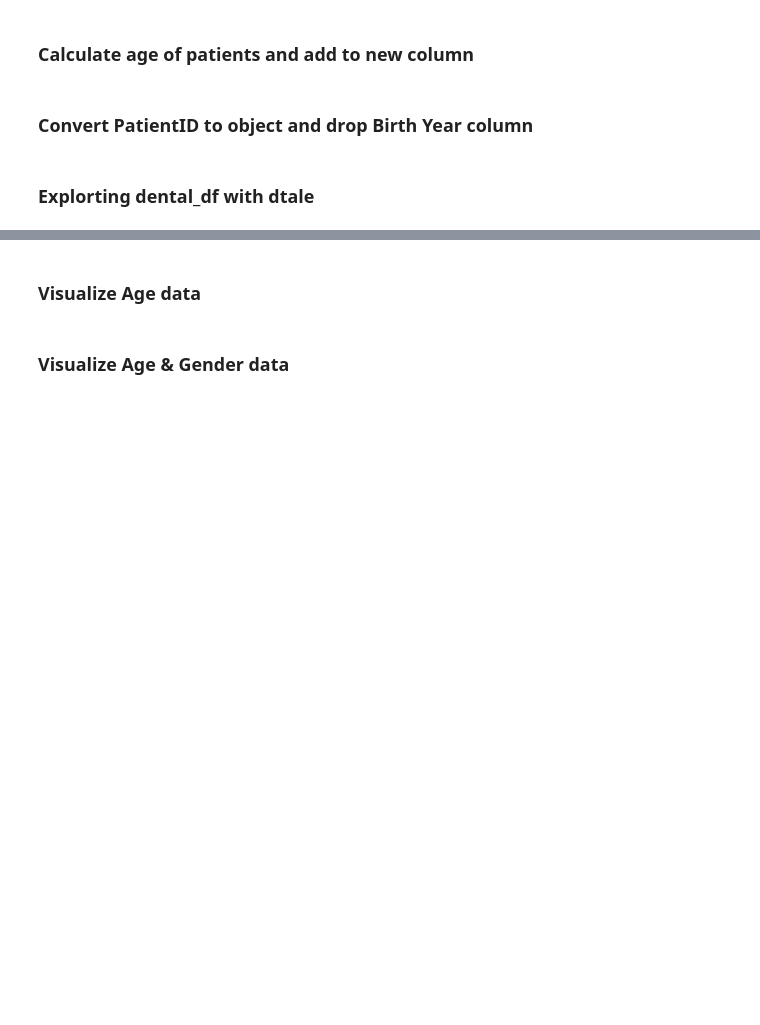
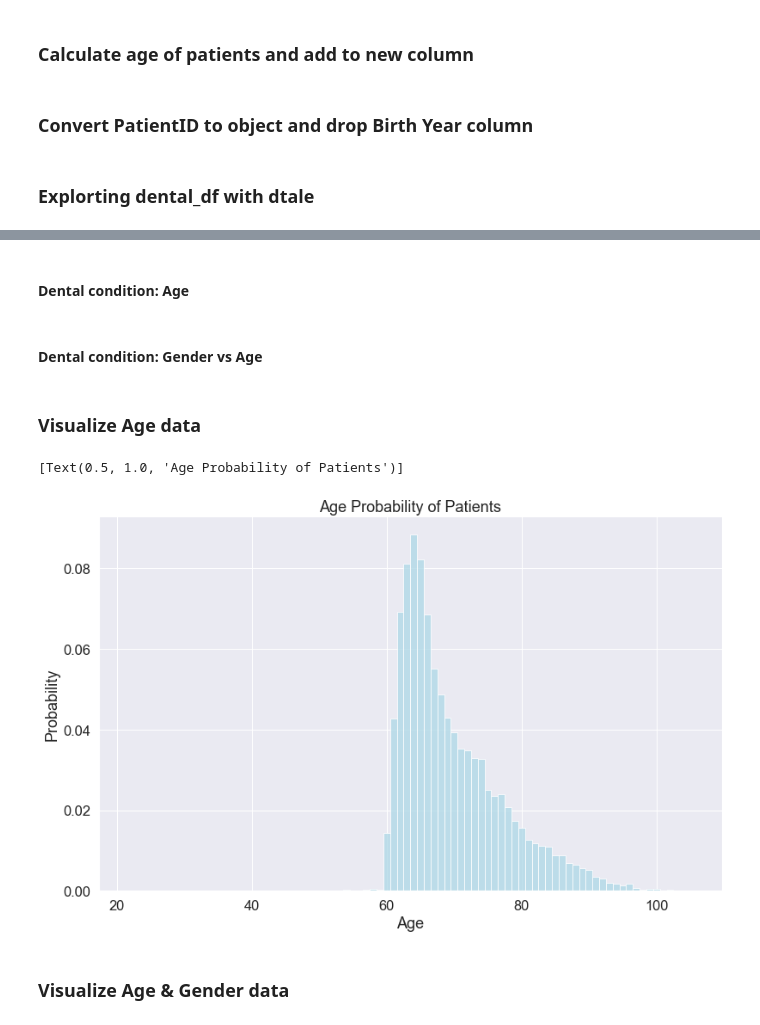
Before and after one commit to Rhunsilval/smile_on_python, a Jupyter notebook: notebooks/eda_dental_condition.ipynb, the cells around one changed output, grey strips where cells are left out. Cells and saved outputs as stored; diff of their text form; code cells hidden in the pictures; blank space fills up the shorter version.

Commit message:
working on dental condition eda - rl

```diff
--- a/notebooks/eda_dental_condition.ipynb
+++ b/notebooks/eda_dental_condition.ipynb
@@ -31,6 +24,15 @@ smileon_df.head()
 # %% [markdown]
 ### Convert column datatypes
 # %%
+# Dropping Transgender and Other since there are 0 Dental Conditions for those genders
+# Dropping Dont Know for Dental condition
+indexNames = smileon_df[
+    (smileon_df['Gender'] == 'Transgender') |
+    (smileon_df['Gender'] == 'Other') |
+    (smileon_df['Dental condition'] == 'Dont know')
+].index
+smileon_df.drop(indexNames, inplace=True)
+
 # Convert columns to category
 smileon_df[[
     'City',
@@ -38,8 +40,8 @@ smileon_df[[
     'Reviewed',
     'ReferralsMade',
     'Are you limited in what you can eat?',
-    'QofL affected by dental condition?',
-    'Dental condition?',
+    'QofL affected by dental condition',
+    'Dental condition',
     'What is the outcome for the client?',
     'Gender',
     'Household Income',
@@ -53,8 +55,8 @@ smileon_df[[
     'Reviewed',
     'ReferralsMade',
     'Are you limited in what you can eat?',
-    'QofL affected by dental condition?',
-    'Dental condition?',
+    'QofL affected by dental condition',
+    'Dental condition',
     'What is the outcome for the client?',
     'Gender',
     'Household Income',
@@ -107,8 +109,8 @@ dental_df = smileon_df[[
     'PatientID',
     'Birth Year',
     'Are you limited in what you can eat?',
-    'QofL affected by dental condition?',
-    'Dental condition?',
+    'QofL affected by dental condition',
+    'Dental condition',
     'Gender'
 ]].copy()
 
@@ -126,3 +122,0 @@ dental_df['Dental condition?'].isnull().sum()
-# %%
-# Drop rows with missing Dental condition values
-dental_df.dropna(subset=['Dental condition?'], inplace=True)
@@ -129,3 +126,6 @@ dental_df.dropna(subset=['Dental condition?'], inplace=True)
+# %%
+# Drop rows with missing Dental condition values
+dental_df.dropna(subset=['Dental condition'], inplace=True)
 # %%
 # Grab index names for .drop() method
 indexNames = dental_df[
@@ -268,0 +307,2 @@ d.open_browser()
+# %% [markdown]
+#### Dental condition: Age
@@ -268,0 +312,2 @@ d.open_browser()
+# %% [markdown]
+#### Dental condition: Gender vs Age
@@ -270,13 +320,16 @@ d.open_browser()
 ### Visualize Age data
 # %%
 sns.histplot(
-    data = patient_age_df,
+    data = dental_df,
     x = 'Age',
     stat = 'probability',
     discrete = True,
     binrange = (22, 105),
     color = 'lightblue'
 ).set(title='Age Probability of Patients')
+# %% [output]
+[Text(0.5, 1.0, 'Age Probability of Patients')]
+[figure, added]
 # %% [markdown]
 ### Visualize Age & Gender data
 # %%
```
Also changed, not shown: parts of 42 cells of this notebook, 2 other files.
